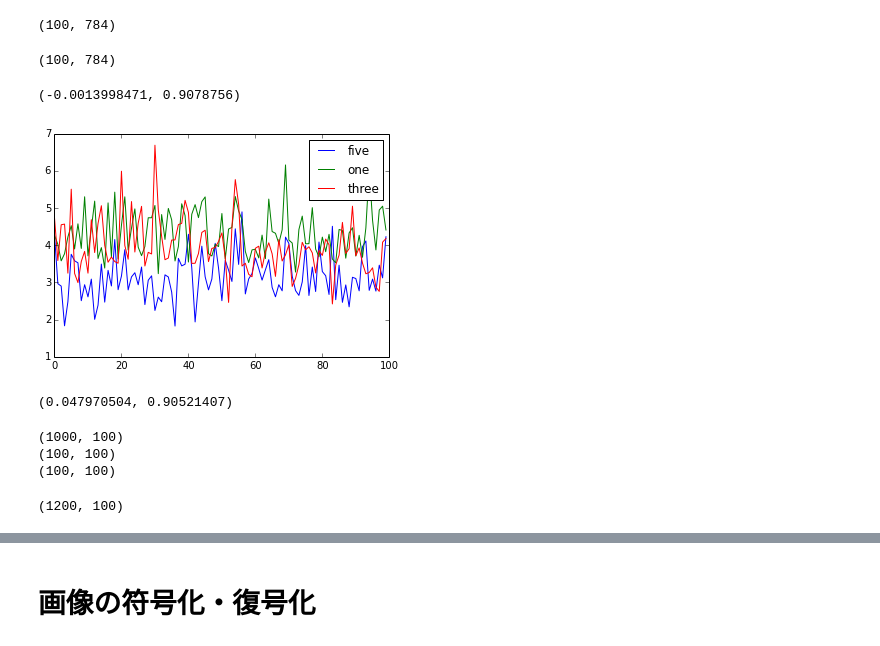
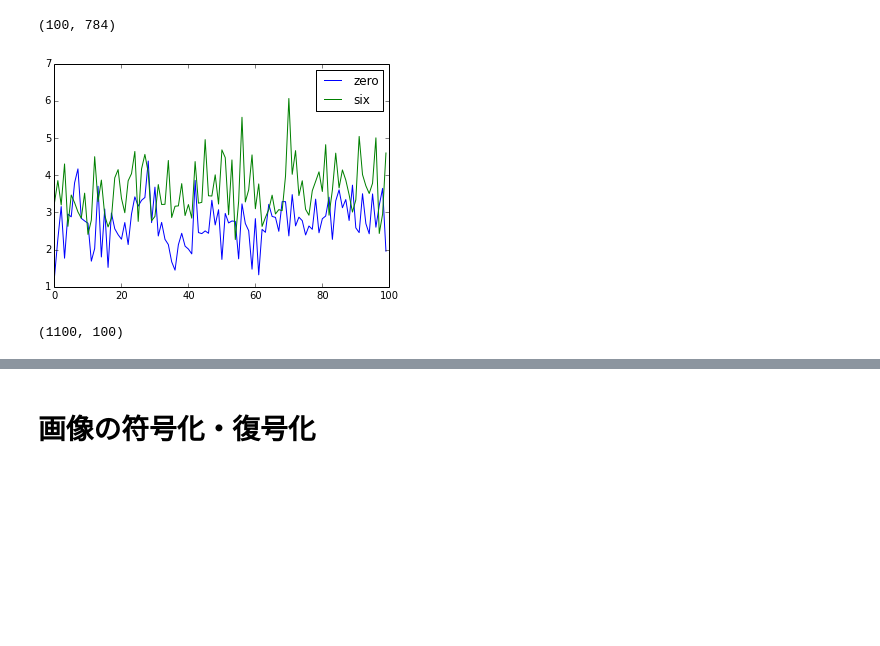
Before and after one commit to seiya-kumada/vae, a Jupyter notebook: draw_results_with_specified_label.ipynb, the cells around one changed output, grey strips where cells are left out. Drawn from its saved outputs; the diff is of its cells as text; code cells hidden in the pictures; blank space fills up the shorter version.

```diff
--- a/draw_results_with_specified_label.ipynb
+++ b/draw_results_with_specified_label.ipynb
@@ -183,0 +177,5 @@ fives.shape
+# %%
+# 1000個取り出す。
+zero_number = 1000
+zeros = train[:zero_number]
+zeros.shape
@@ -184,5 +184,5 @@ fives.shape
 # %%
 # 符号化する。
-xs = chainer.Variable(fives)
+xs = chainer.Variable(zeros)
 with chainer.using_config('train', False), chainer.no_backprop_mode():
-    five_mus, five_ln_vars = model.encode(xs)
+    zero_mus, zero_ln_vars = model.encode(xs)
@@ -200,21 +202,11 @@ plt.plot(r)
 # %%
-anomaly_label = 1
-ones = extract_specified_labels(src_train, anomaly_label)[:100]
-ones.shape
+anomaly_label = 6
+sixs = extract_specified_labels(src_train, anomaly_label)[:100]
+sixs.shape
 # %% [output]
 (100, 784)
-# %%
-anomaly_label = 3
-threes = extract_specified_labels(src_train, anomaly_label)[:100]
-threes.shape
-# %% [output]
-(100, 784)
 # %%
 # 符号化する。
-xs = chainer.Variable(ones)
+xs = chainer.Variable(sixs)
 with chainer.using_config('train', False), chainer.no_backprop_mode():
-    one_mus, one_ln_vars = model.encode(xs)
+    six_mus, six_ln_vars = model.encode(xs)
-# %%
-net_2.calculate_means(one_mus, one_ln_vars)
-# %% [output]
-(-0.0013998471, 0.9078756)
@@ -226,31 +213,17 @@ with chainer.using_config('train', False), chainer.no_backprop_mode():
 # %%
-t = np.linalg.norm(five_mus.data, axis=1)
-r = np.linalg.norm(one_mus.data, axis=1)
-s = np.linalg.norm(three_mus.data, axis=1)
-plt.plot(t[:100], label='five')
-plt.plot(r, label='one')
-plt.plot(s, label='three')
+t = np.linalg.norm(zero_mus.data, axis=1)
+r = np.linalg.norm(six_mus.data, axis=1)
+plt.plot(t[:100], label='zero')
+plt.plot(r, label='six')
 plt.legend(loc='best')
 plt.show()
 # %% [output]
-[figure, old version]
+[figure, new version]
-# %%
-net_2.calculate_means(three_mus, three_ln_vars)
-# %% [output]
-(0.047970504, 0.90521407)
-# %%
-print(five_mus.data.shape)
-print(one_mus.data.shape)
-print(three_mus.data.shape)
-# %% [output]
-(1000, 100)
-(100, 100)
-(100, 100)
 # %%
-dataset = np.concatenate([five_mus.data, one_mus.data, three_mus.data], axis=0)
+dataset = np.concatenate([zero_mus.data, six_mus.data], axis=0)
 print(dataset.shape)
 # %% [output]
-(1200, 100)
+(1100, 100)
 # %%
 from sklearn.manifold import TSNE
 # %%
```
Also changed, not shown: parts of 27 cells of this notebook, 1 other file.
